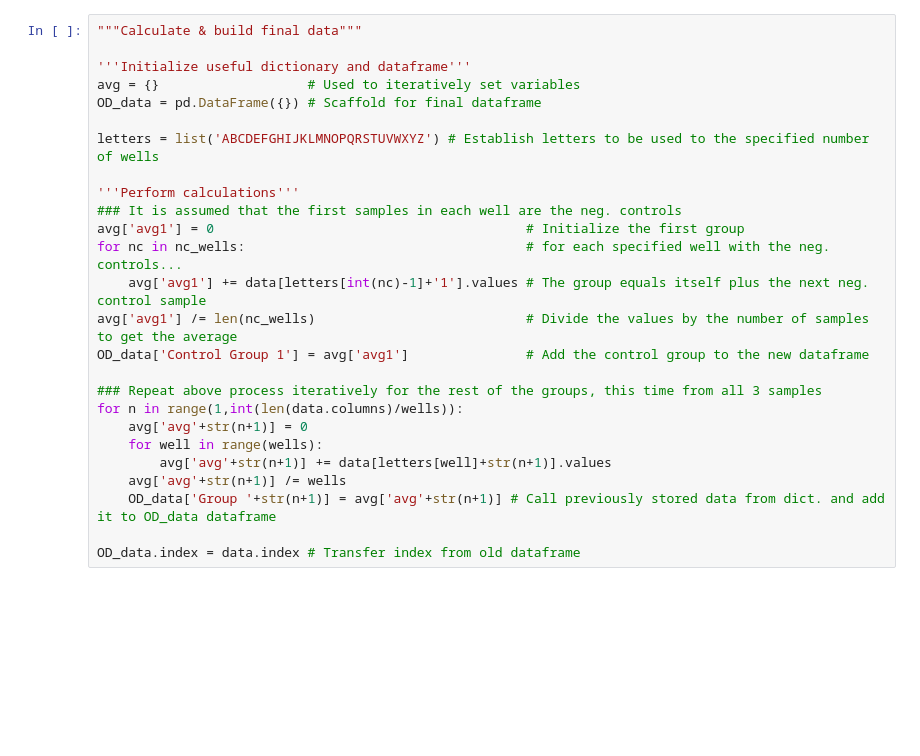
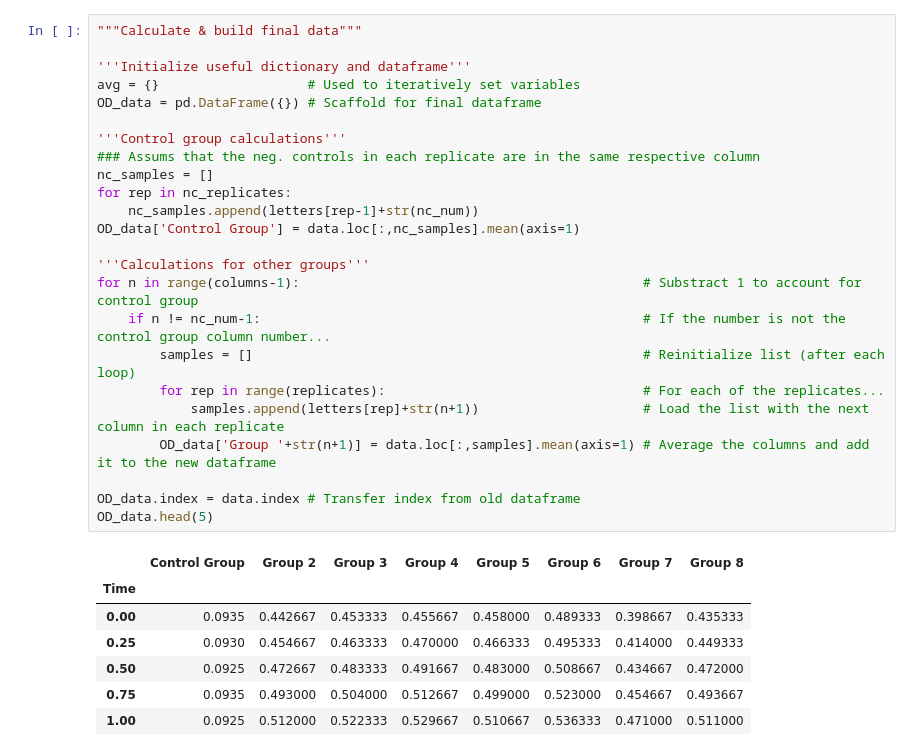
Before and after one commit to mogman95/SummerResearch, a Jupyter notebook: OD Plot/ODdata-analysis.ipynb, the cells around one changed output. Drawn from its saved outputs; the diff is of its cells as text; blank space fills up the shorter version.

```diff
--- a/OD Plot/ODdata-analysis.ipynb
+++ b/OD Plot/ODdata-analysis.ipynb
@@ -123,28 +147,34 @@ Enter "done" when finished.
-# %%
-"""Calculate & build final data"""
-
-'''Initialize useful dictionary and dataframe'''
-avg = {}                   # Used to iteratively set variables
-OD_data = pd.DataFrame({}) # Scaffold for final dataframe
-
-letters = list('ABCDEFGHIJKLMNOPQRSTUVWXYZ') # Establish letters to be used to the specified number of wells
-
-'''Perform calculations'''
-### It is assumed that the first samples in each well are the neg. controls
-avg['avg1'] = 0                                        # Initialize the first group
-for nc in nc_wells:                                    # for each specified well with the neg. controls...
-    avg['avg1'] += data[letters[int(nc)-1]+'1'].values # The group equals itself plus the next neg. control sample
-avg['avg1'] /= len(nc_wells)                           # Divide the values by the number of samples to get the average
-OD_data['Control Group 1'] = avg['avg1']               # Add the control group to the new dataframe
-
-### Repeat above process iteratively for the rest of the groups, this time from all 3 samples
-for n in range(1,int(len(data.columns)/wells)):
-    avg['avg'+str(n+1)] = 0
-    for well in range(wells):
-        avg['avg'+str(n+1)] += data[letters[well]+str(n+1)].values
-    avg['avg'+str(n+1)] /= wells
-    OD_data['Group '+str(n+1)] = avg['avg'+str(n+1)] # Call previously stored data from dict. and add it to OD_data dataframe
-
-OD_data.index = data.index # Transfer index from old dataframe
+# %%
+"""Calculate & build final data"""
+
+'''Initialize useful dictionary and dataframe'''
+avg = {}                   # Used to iteratively set variables
+OD_data = pd.DataFrame({}) # Scaffold for final dataframe
+
+'''Control group calculations'''
+### Assums that the neg. controls in each replicate are in the same respective column
+nc_samples = []
+for rep in nc_replicates:
+    nc_samples.append(letters[rep-1]+str(nc_num))
+OD_data['Control Group'] = data.loc[:,nc_samples].mean(axis=1)
+
+'''Calculations for other groups'''
+for n in range(columns-1):                                            # Substract 1 to account for control group
+    if n != nc_num-1:                                                 # If the number is not the control group column number...
+        samples = []                                                  # Reinitialize list (after each loop)
+        for rep in range(replicates):                                 # For each of the replicates...
+            samples.append(letters[rep]+str(n+1))                     # Load the list with the next column in each replicate
+        OD_data['Group '+str(n+1)] = data.loc[:,samples].mean(axis=1) # Average the columns and add it to the new dataframe
+
+OD_data.index = data.index # Transfer index from old dataframe
+OD_data.head(5)
+# %% [output]
+|  | Control Group | Group 2 | Group 3 | Group 4 | Group 5 | Group 6 | Group 7 | Group 8 |
+| Time |  |  |  |  |  |  |  |  |
+| 0.00 | 0.0935 | 0.442667 | 0.453333 | 0.455667 | 0.458000 | 0.489333 | 0.398667 | 0.435333 |
+| 0.25 | 0.0930 | 0.454667 | 0.463333 | 0.470000 | 0.466333 | 0.495333 | 0.414000 | 0.449333 |
+| 0.50 | 0.0925 | 0.472667 | 0.483333 | 0.491667 | 0.483000 | 0.508667 | 0.434667 | 0.472000 |
+| 0.75 | 0.0935 | 0.493000 | 0.504000 | 0.512667 | 0.499000 | 0.523000 | 0.454667 | 0.493667 |
+| 1.00 | 0.0925 | 0.512000 | 0.522333 | 0.529667 | 0.510667 | 0.536333 | 0.471000 | 0.511000 |
 # %%
 """Display data plot"""
```
Also changed, not shown: parts of 7 cells of this notebook.
